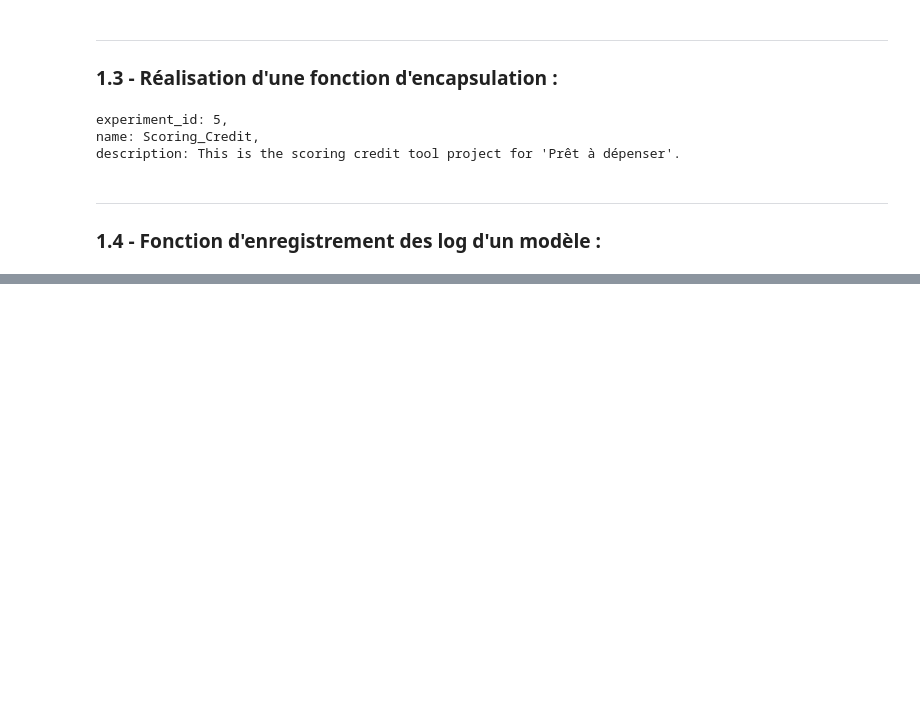
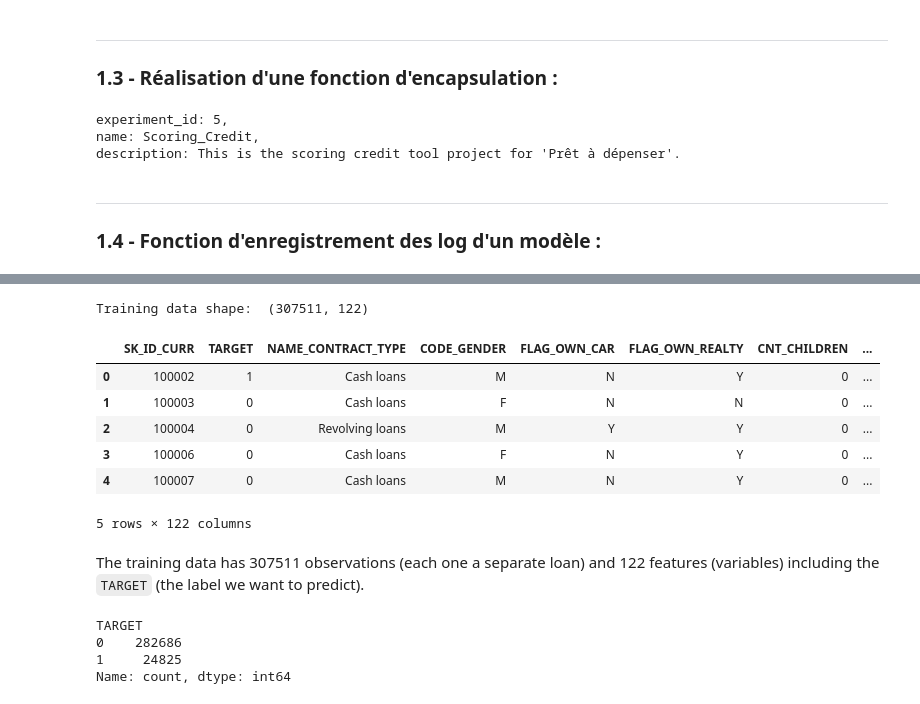
Before and after one commit to jeromelegal/Projet_07_OCR_Data_Scientist, a Jupyter notebook: notebooks/0_MLFlow_environment.ipynb, the cells around one changed output, grey strips where cells are left out. Saved outputs shown, nothing was run; the diff lists cells and outputs as text; code cells hidden in the pictures; blank space fills up the shorter version.

```diff
--- a/notebooks/0_MLFlow_environment.ipynb
+++ b/notebooks/0_MLFlow_environment.ipynb
@@ -115,0 +562,4 @@ def log_model_with_mlflow(model, model_name, params, metrics, id_experiment):
+# %%
+# folder path
+
+folder = "../data/source/"
@@ -115,0 +582,24 @@ def log_model_with_mlflow(model, model_name, params, metrics, id_experiment):
+# %%
+# Training data
+
+app_train = pd.read_csv(folder + '/application_train.csv')
+print('Training data shape: ', app_train.shape)
+app_train.head()
+# %% [output]
+Training data shape:  (307511, 122)
+|  | SK_ID_CURR | TARGET | NAME_CONTRACT_TYPE | CODE_GENDER | FLAG_OWN_CAR | FLAG_OWN_REALTY | CNT_CHILDREN | ... |
+| 0 | 100002 | 1 | Cash loans | M | N | Y | 0 | ... |
+| 1 | 100003 | 0 | Cash loans | F | N | N | 0 | ... |
+| 2 | 100004 | 0 | Revolving loans | M | Y | Y | 0 | ... |
+| 3 | 100006 | 0 | Cash loans | F | N | Y | 0 | ... |
+| 4 | 100007 | 0 | Cash loans | M | N | Y | 0 | ... |
+5 rows × 122 columns
+# %% [markdown]
+The training data has 307511 observations (each one a separate loan) and 122 features (variables) including the `TARGET` (the label we want to predict).
+# %%
+app_train['TARGET'].value_counts()
+# %% [output]
+TARGET
+0    282686
+1     24825
+Name: count, dtype: int64
```
Also changed, not shown: parts of 87 cells of this notebook.
